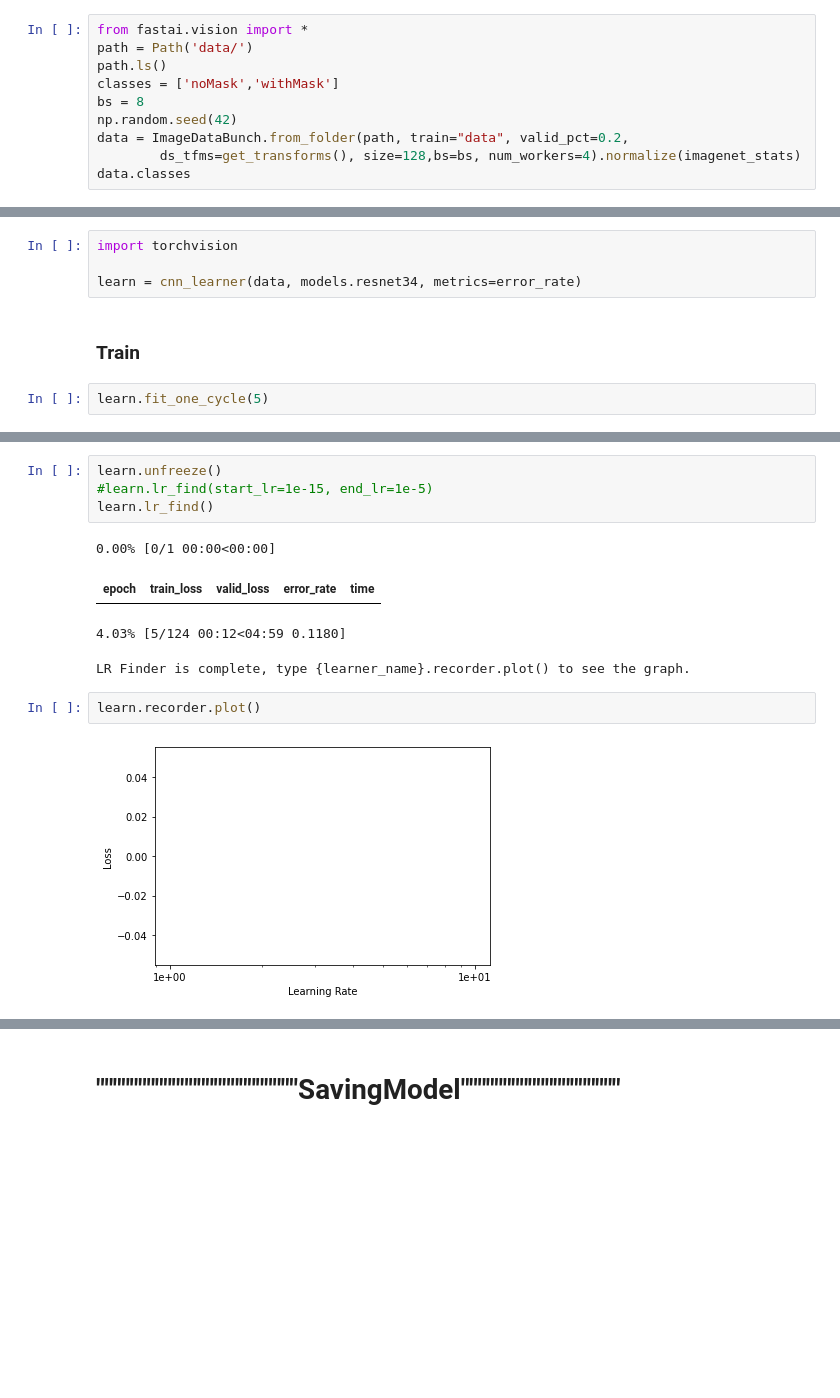
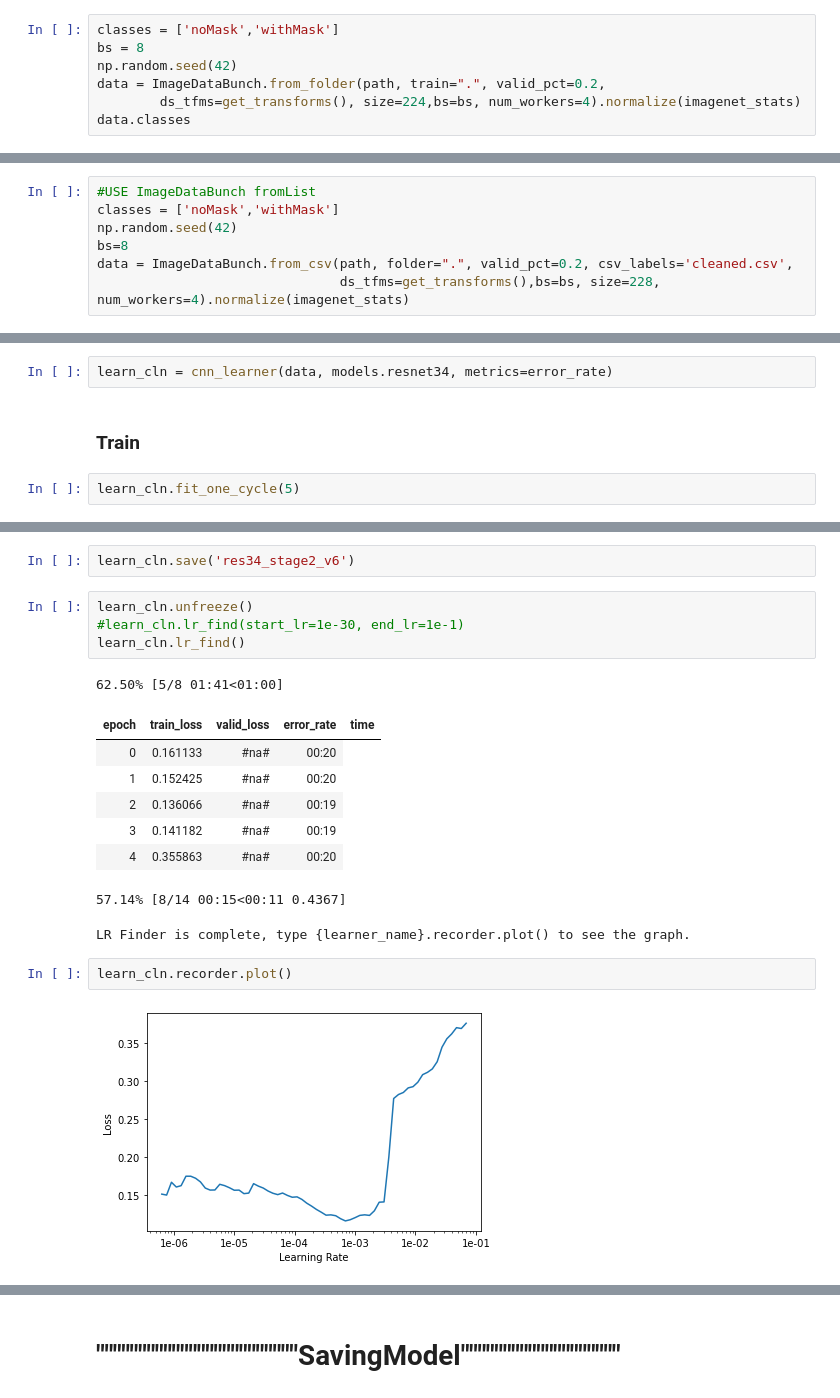
Before and after one commit to Tomas1337/MaskDetector, a Jupyter notebook: ResNetTraining_Fastai.ipynb, the cells around one changed output, grey strips where cells are left out. Saved outputs shown, nothing was run; the diff lists cells and outputs as text; blank space fills up the shorter version.

```diff
--- a/ResNetTraining_Fastai.ipynb
+++ b/ResNetTraining_Fastai.ipynb
@@ -13,12 +24,9 @@ warnings.simplefilter("ignore")
 # %%
-from fastai.vision import *
-path = Path('data/')
-path.ls()
 classes = ['noMask','withMask']
 bs = 8
 np.random.seed(42)
-data = ImageDataBunch.from_folder(path, train="data", valid_pct=0.2,
-        ds_tfms=get_transforms(), size=128,bs=bs, num_workers=4).normalize(imagenet_stats)
+data = ImageDataBunch.from_folder(path, train=".", valid_pct=0.2,
+        ds_tfms=get_transforms(), size=224,bs=bs, num_workers=4).normalize(imagenet_stats)
 data.classes
 # %% [output]
 ['noMask', 'withMask']
@@ -24,0 +135,7 @@ data.classes
+# %%
+#USE ImageDataBunch fromList
+classes = ['noMask','withMask']
+np.random.seed(42)
+bs=8
+data = ImageDataBunch.from_csv(path, folder=".", valid_pct=0.2, csv_labels='cleaned.csv',
+                               ds_tfms=get_transforms(),bs=bs, size=228, num_workers=4).normalize(imagenet_stats)
@@ -31,12 +150,10 @@ data.show_batch(rows=3, figsize=(7,8))
 # %% [markdown]
 ### Create Learner
 # %%
-import torchvision
-
-learn = cnn_learner(data, models.resnet34, metrics=error_rate)
+learn_cln = cnn_learner(data, models.resnet34, metrics=error_rate)
 # %% [markdown]
 ### Train
 # %%
-learn.fit_one_cycle(5)
+learn_cln.fit_one_cycle(5)
 # %% [output]
 | epoch | train_loss | valid_loss | error_rate | time |
@@ -70,13 +167,20 @@ x: ImageList
+# %%
+learn_cln.save('res34_stage2_v6')
 # %%
-learn.unfreeze()
-#learn.lr_find(start_lr=1e-15, end_lr=1e-5)
-learn.lr_find()
+learn_cln.unfreeze()
+#learn_cln.lr_find(start_lr=1e-30, end_lr=1e-1)
+learn_cln.lr_find()
 # %% [output]
-0.00% [0/1 00:00<00:00]
+62.50% [5/8 01:41<01:00]
 | epoch | train_loss | valid_loss | error_rate | time |
+| 0 | 0.161133 | #na# | 00:20 |
+| 1 | 0.152425 | #na# | 00:20 |
+| 2 | 0.136066 | #na# | 00:19 |
+| 3 | 0.141182 | #na# | 00:19 |
+| 4 | 0.355863 | #na# | 00:20 |
-4.03% [5/124 00:12<04:59 0.1180]
+57.14% [8/14 00:15<00:11 0.4367]
 LR Finder is complete, type {learner_name}.recorder.plot() to see the graph.
 # %%
-learn.recorder.plot()
+learn_cln.recorder.plot()
 # %% [output]
-[figure, old version]
+[figure, new version]
```
Also changed, not shown: parts of 53 cells of this notebook, 2 other files.
